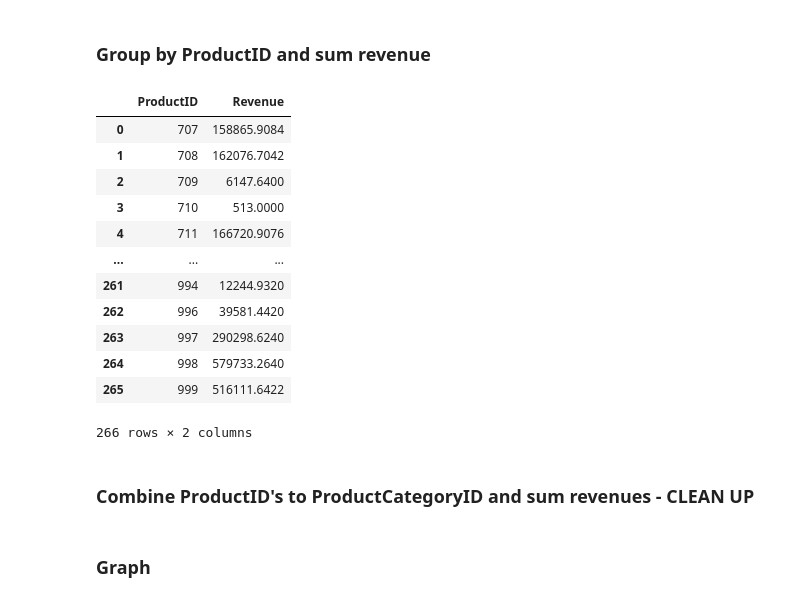
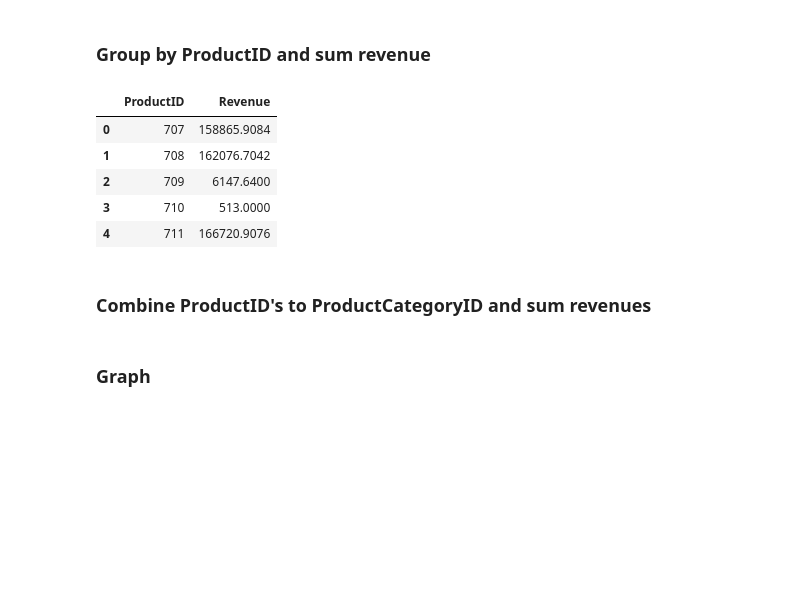
Before and after one commit to markusgunnar/AdventureWorks2025, a Jupyter notebook: Results_Rework.ipynb, the cells around one changed output. Saved outputs shown, nothing was run; the diff lists cells and outputs as text; code cells hidden in the pictures; blank space fills up the shorter version.

Commit message:
Code cleanup

```diff
--- a/Results_Rework.ipynb
+++ b/Results_Rework.ipynb
@@ -294,27 +270,20 @@ df_grouped
 # %%
 df_revenue = (
     df_grouped
     .groupby(["ProductID"], as_index=False)
     .agg({"Revenue": "sum"})
 )
 
-df_revenue
+df_revenue.head()
 # %% [output]
 |  | ProductID | Revenue |
 | 0 | 707 | 158865.9084 |
 | 1 | 708 | 162076.7042 |
 | 2 | 709 | 6147.6400 |
 | 3 | 710 | 513.0000 |
 | 4 | 711 | 166720.9076 |
-| ... | ... | ... |
-| 261 | 994 | 12244.9320 |
-| 262 | 996 | 39581.4420 |
-| 263 | 997 | 290298.6240 |
-| 264 | 998 | 579733.2640 |
-| 265 | 999 | 516111.6422 |
-266 rows × 2 columns
 # %% [markdown]
-### Combine ProductID's to ProductCategoryID and sum revenues - CLEAN UP
+### Combine ProductID's to ProductCategoryID and sum revenues
 # %%
 # Category df
 df_result = (
```
Also changed, not shown: parts of 10 cells of this notebook.
